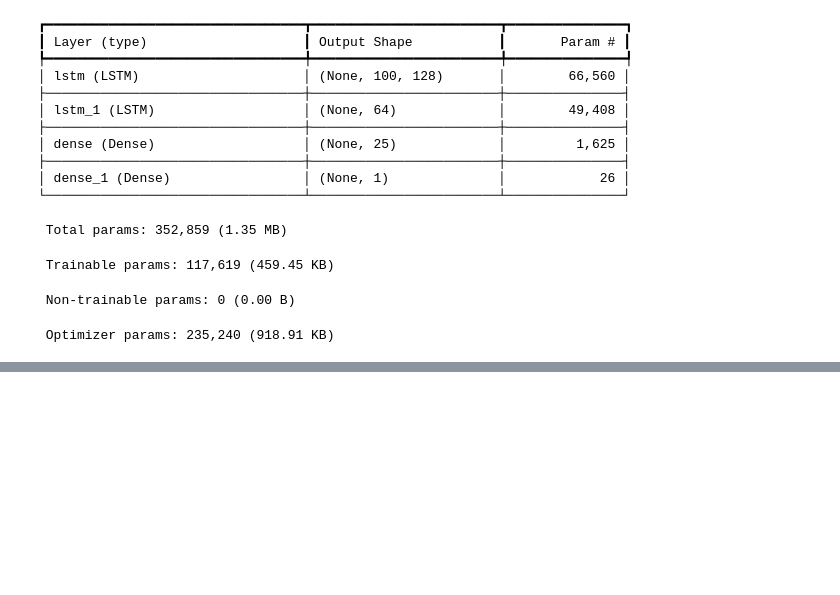
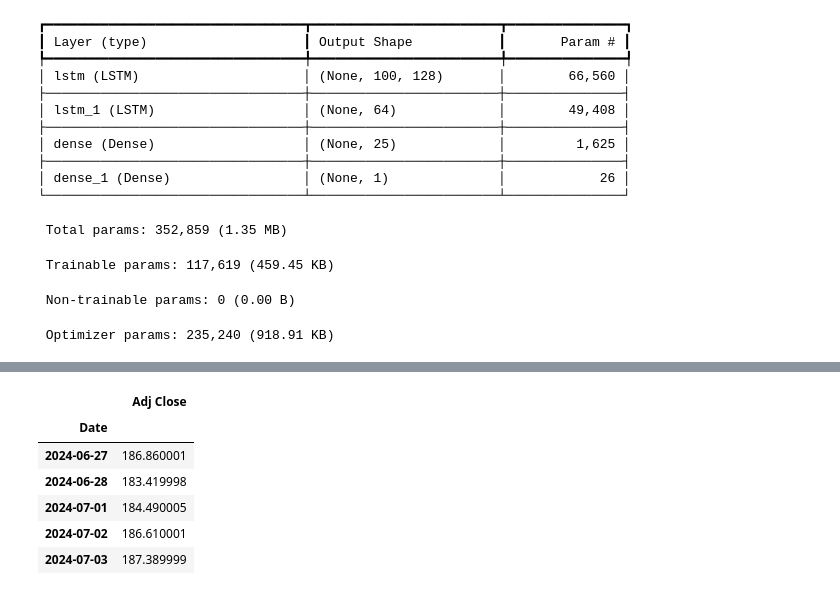
Before and after one commit to Incharajayaram/stock_price_prediction_project, a Jupyter notebook: stockprice.ipynb, the cells around one changed output, grey strips where cells are left out. Cells and saved outputs as stored; diff of their text form; code cells hidden in the pictures; blank space fills up the shorter version.

```diff
--- a/stockprice.ipynb
+++ b/stockprice.ipynb
@@ -416,0 +421,11 @@ plot_graph((15,6), pd.concat([Adj_close_price[:splitting_len+100], plotting_data
+# %%
+last_100 = google_data[['Adj Close']].tail(100)
+last_100.tail()
+# %% [output]
+|  | Adj Close |
+| Date |  |
+| 2024-06-27 | 186.860001 |
+| 2024-06-28 | 183.419998 |
+| 2024-07-01 | 184.490005 |
+| 2024-07-02 | 186.610001 |
+| 2024-07-03 | 187.389999 |
```
Also changed, not shown: parts of 30 cells of this notebook, 3 other files.
